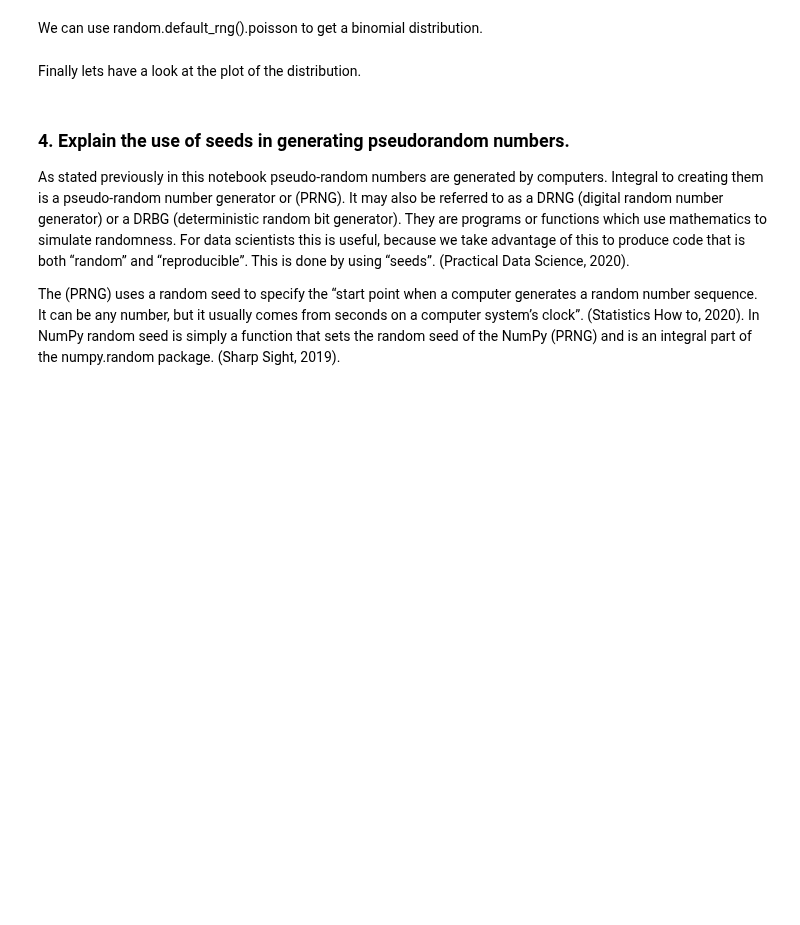
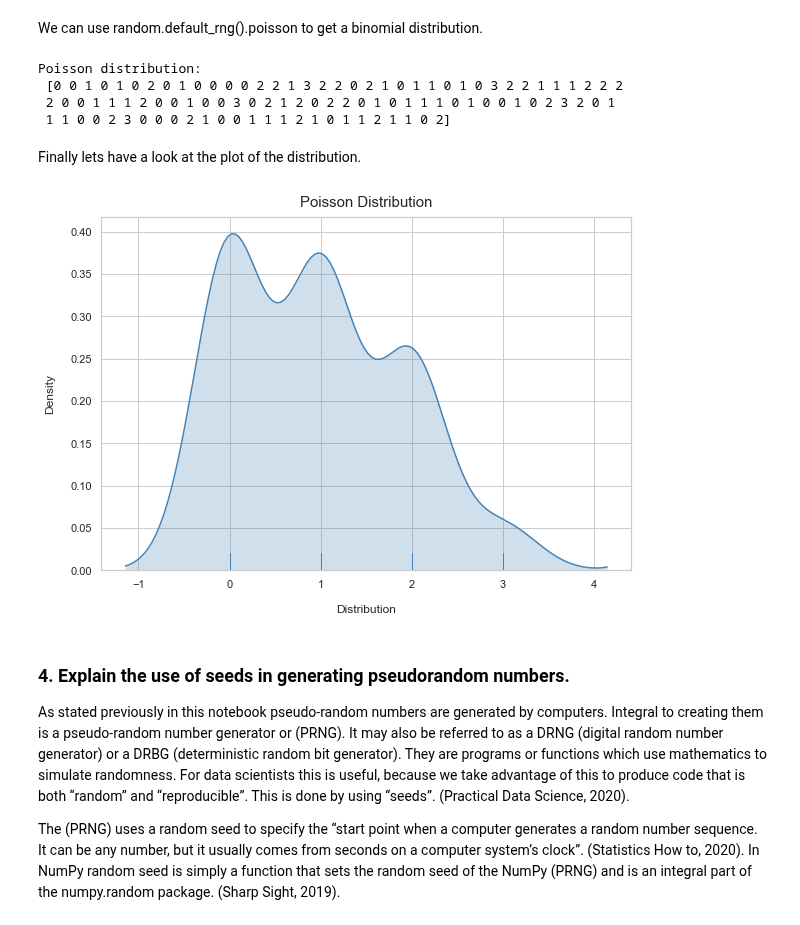
Before and after one commit to Munster2020/HDIP_CSDA_COMP08050_ASSIGNMENT, a Jupyter notebook: assignment2020.ipynb, the cells around one changed output. Drawn from its saved outputs; the diff is of its cells as text; code cells hidden in the pictures; blank space fills up the shorter version.

Commit message:
Plot formating and code changes to Section 3

```diff
--- a/assignment2020.ipynb
+++ b/assignment2020.ipynb
@@ -436,23 +466,30 @@ np.random.default_rng().poisson(lam= , size=)
 We can use random.default_rng().poisson to get a binomial distribution.
 # %%
 #create the variables and assign them
-x = np.random.default_rng().poisson(1, 100)
+example1 = np.random.default_rng().poisson(1, 100)
 
 # print the array
-print("Poisson distribution:\n",x)
+print("Poisson distribution:\n",example1)
+# %% [output]
+Poisson distribution:
+ [0 0 1 0 1 0 2 0 1 0 0 0 0 2 2 1 3 2 2 0 2 1 0 1 1 0 1 0 3 2 2 1 1 1 2 2 2
+ 2 0 0 1 1 1 2 0 0 1 0 0 3 0 2 1 2 0 2 2 0 1 0 1 1 1 0 1 0 0 1 0 2 3 2 0 1
+ 1 1 0 0 2 3 0 0 0 2 1 0 0 1 1 1 2 1 0 1 1 2 1 1 0 2]
 # %% [markdown]
 Finally lets have a look at the plot of the distribution.
 # %%
 # visualisation styling code
 sns.set(rc={'figure.figsize':(9.5, 6.5)})
 sns.set_context('notebook')
 sns.set_style("whitegrid")
 
 # plotting
-sns.distplot(x, kde=True, color='steelblue')
+sns.distplot(example1, kde=True, hist=False, kde_kws={"shade": True}, color='steelblue', rug=True,)
 plt.xlabel("Distribution", labelpad=15)
 plt.ylabel("Density", labelpad=15);
 plt.title("Poisson Distribution", fontsize=15, y=1.012);
+# %% [output]
+[figure, added]
 # %% [markdown]
 ### 4. Explain the use of seeds in generating pseudorandom numbers.
 
```
Also changed, not shown: parts of 18 cells of this notebook.
